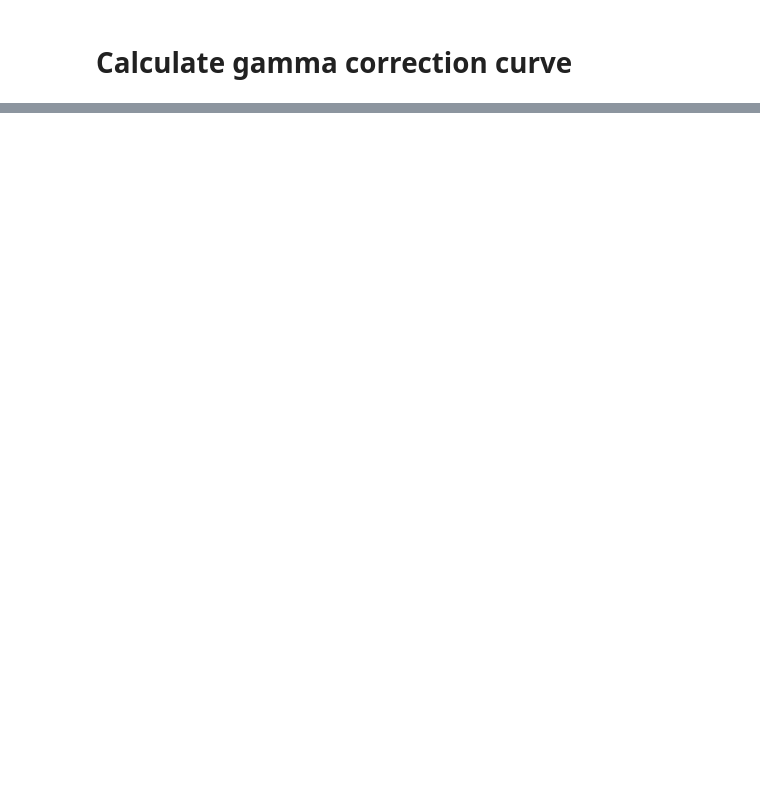
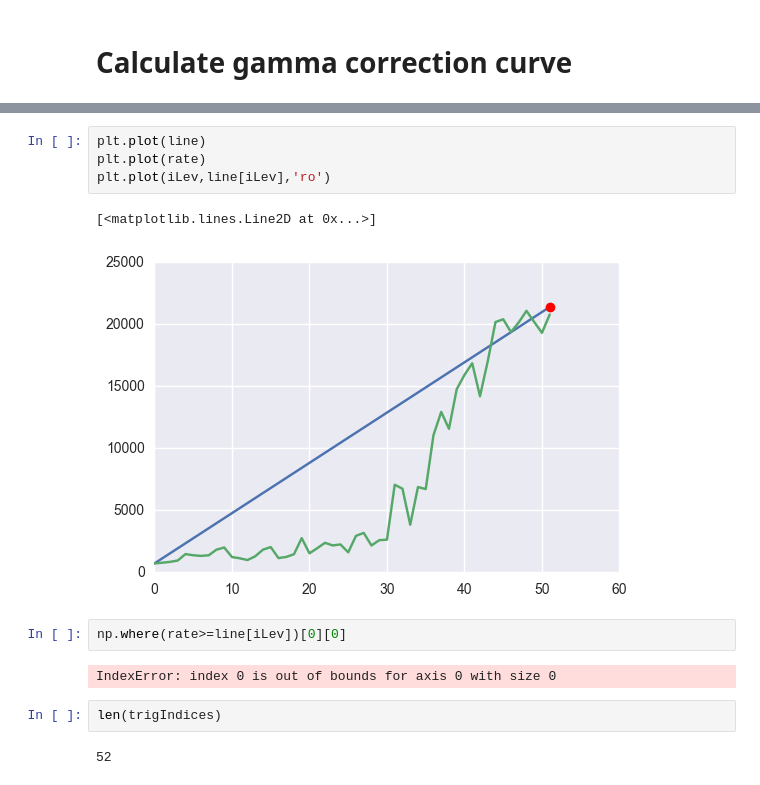
Before and after one commit to teuler/stimulator_calibration, a Jupyter notebook: stimulator_calibration_v4_old_power_meter.ipynb, the cells around one changed output, grey strips where cells are left out. Drawn from its saved outputs; the diff is of its cells as text; blank space fills up the shorter version.

```diff
--- a/stimulator_calibration_v4_old_power_meter.ipynb
+++ b/stimulator_calibration_v4_old_power_meter.ipynb
@@ -565,0 +553,15 @@ IndexError: index 0 is out of bounds for axis 0 with size 0
+# %%
+plt.plot(line)
+plt.plot(rate)
+plt.plot(iLev,line[iLev],'ro')
+# %% [output]
+[<matplotlib.lines.Line2D at 0x...>]
+[figure, added]
+# %%
+np.where(rate>=line[iLev])[0][0]
+# %% [output]
+IndexError: index 0 is out of bounds for axis 0 with size 0
+# %%
+len(trigIndices)
+# %% [output]
+52
```
Also changed, not shown: parts of 6 cells of this notebook.
